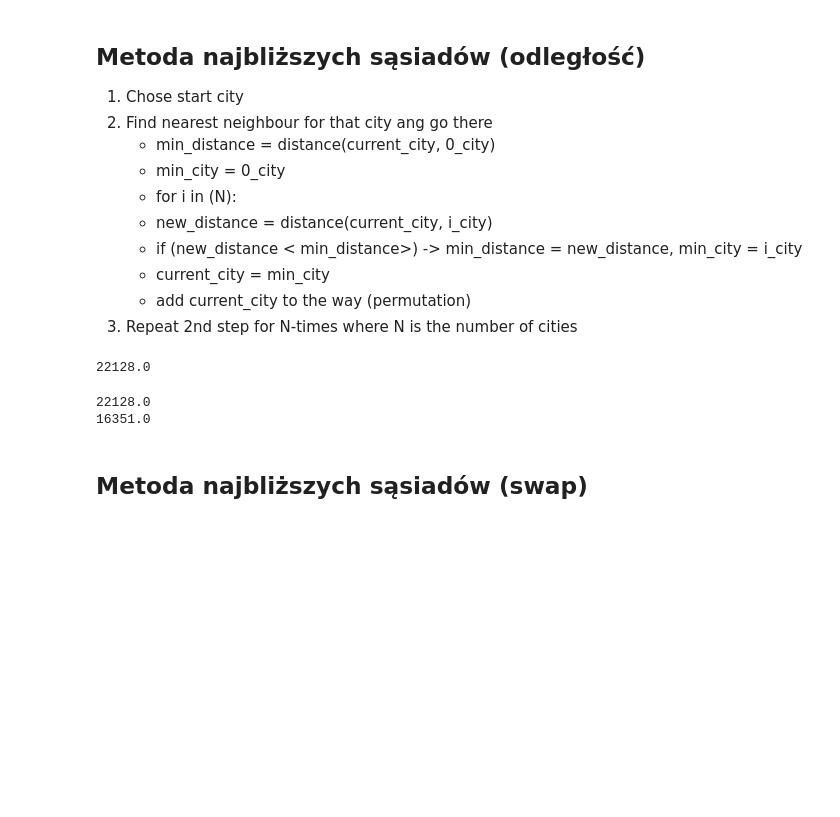
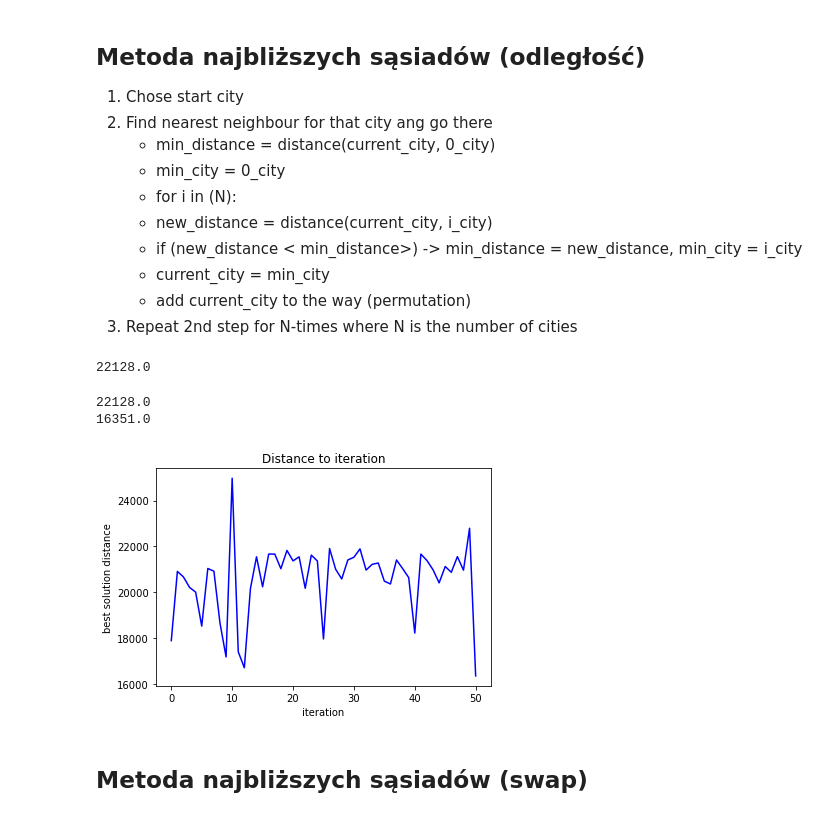
Before and after one commit to T2ooomasz/Algorytmy-Metaheurystyczne, a Jupyter notebook: testy.ipynb, the cells around one changed output. Drawn from its saved outputs; the diff is of its cells as text; code cells hidden in the pictures; blank space fills up the shorter version.

```diff
--- a/testy.ipynb
+++ b/testy.ipynb
@@ -240,33 +240,43 @@ N = 120 # number of cities
 
 Matrixx = symetric_random_instance(N, 1, 100) # random
 Matrixx = set_Matrix()  # instance
 
 N = np.shape(Matrixx)[0]
 best_solution = [None]*N
 current_solution = [None]*N
 aval_city = list(range(0,N))
+X = []
 
 for i in range(N):
     go_to = nearest_neighbour(aval_city, i, Matrixx)
     best_solution[i] = go_to
 best_distance = get_weight(best_solution, Matrixx)
 
 print(best_distance)
 
 for i in range(1, N):
     aval_city = list(range(0,N))
     for j in range(N):
         go_to = nearest_neighbour(aval_city, i, Matrixx)
         current_solution[j] = go_to
     current_distance = get_weight(current_solution, Matrixx)
     if(current_distance < best_distance):
         best_solution = current_solution
         best_distance = current_distance
+    X.append(current_distance)
 
 print(best_distance)
+plt.plot(X, '-b')
+plt.xlabel('iteration')
+plt.ylabel('best solution distance')
+# giving a title to my graph
+plt.title('Distance to iteration')
+plt.show()
+#print_solution(trace)
 # %% [output]
 22128.0
 16351.0
+[figure, added]
 # %% [markdown]
 ## Metoda najbliższych sąsiadów (swap)
 # %%
```
Also changed, not shown: 1 other file.
